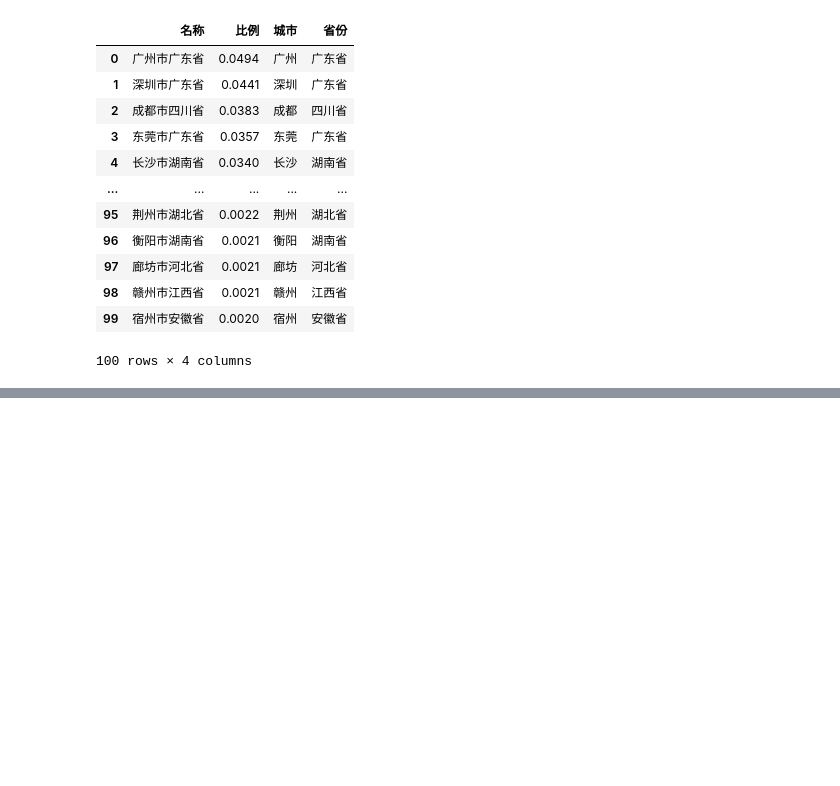
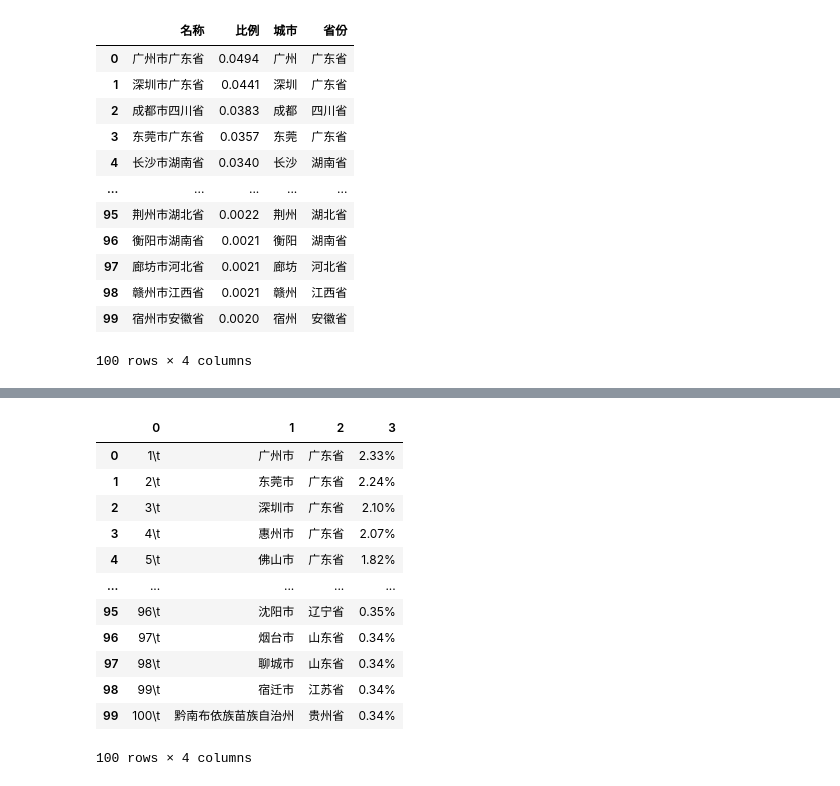
Before and after one commit to jackkkchen/Pandas-Migration-Map, a Jupyter notebook: 6.3City .ipynb, the cells around one changed output, grey strips where cells are left out. Drawn from its saved outputs; the diff is of its cells as text; code cells hidden in the pictures; blank space fills up the shorter version.

```diff
--- a/6.3City .ipynb
+++ b/6.3City .ipynb
@@ -173,0 +158,4 @@ pd.read_table('6.3迁入.txt')
+# %%
+# read data from txt file
+df = pd.read_csv("6.3迁入.txt", header = None)
+df
@@ -173,0 +176,4 @@ pd.read_table('6.3迁入.txt')
+# %%
+# data frame to numpy array
+a = df.to_numpy()
+a
@@ -173,0 +198,4 @@ pd.read_table('6.3迁入.txt')
+# %%
+# reshape of numpy array
+b = a.reshape(100, 4)
+b
@@ -173,0 +220,18 @@ pd.read_table('6.3迁入.txt')
+# %%
+# numpy array to data frame
+df2 = pd.DataFrame(b)
+df2
+# %% [output]
+|  | 0 | 1 | 2 | 3 |
+| 0 | 1\t | 广州市 | 广东省 | 2.33% |
+| 1 | 2\t | 东莞市 | 广东省 | 2.24% |
+| 2 | 3\t | 深圳市 | 广东省 | 2.10% |
+| 3 | 4\t | 惠州市 | 广东省 | 2.07% |
+| 4 | 5\t | 佛山市 | 广东省 | 1.82% |
+| ... | ... | ... | ... | ... |
+| 95 | 96\t | 沈阳市 | 辽宁省 | 0.35% |
+| 96 | 97\t | 烟台市 | 山东省 | 0.34% |
+| 97 | 98\t | 聊城市 | 山东省 | 0.34% |
+| 98 | 99\t | 宿迁市 | 江苏省 | 0.34% |
+| 99 | 100\t | 黔南布依族苗族自治州 | 贵州省 | 0.34% |
+100 rows × 4 columns
```
Also changed, not shown: parts of 7 cells of this notebook.
